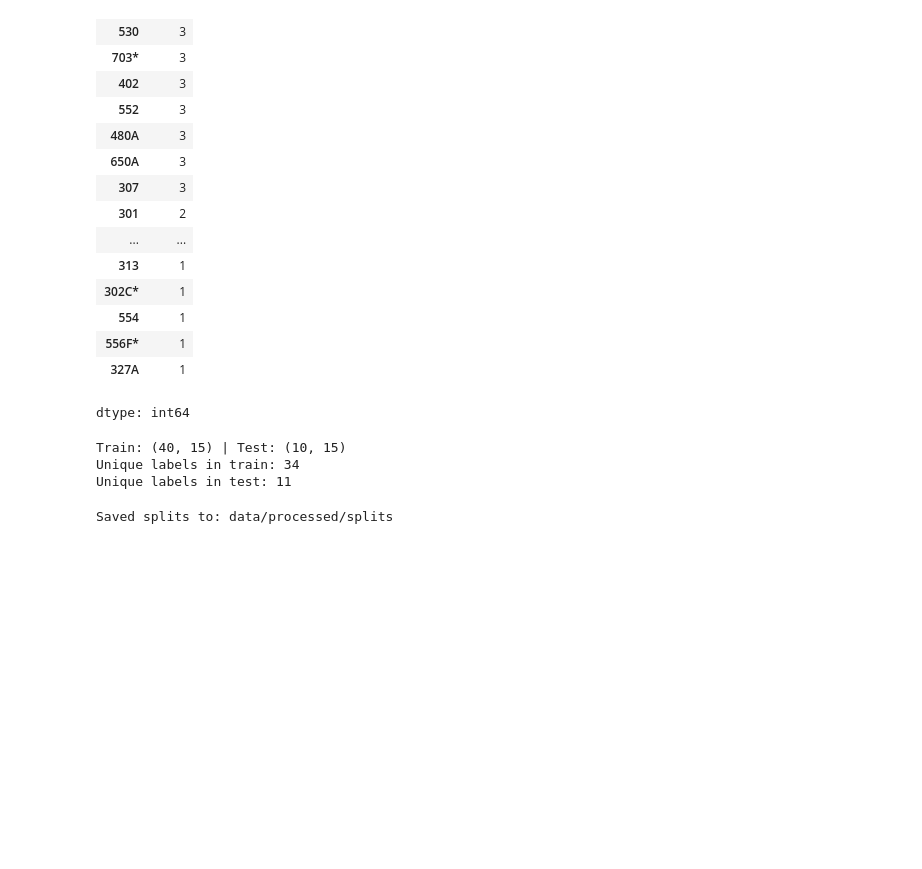
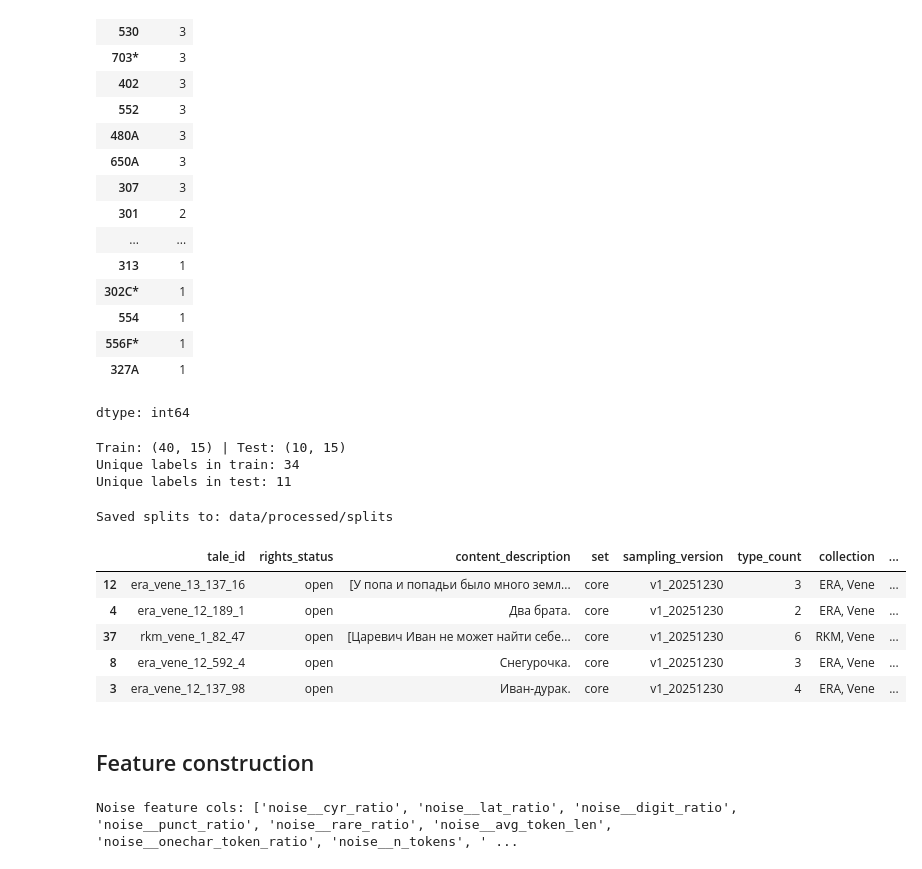
Before and after one commit to eugeniavd/magic_tagger, a Jupyter notebook: notebooks/06_classificator_training.ipynb, the cells around one changed output. Cells and saved outputs as stored; diff of their text form; code cells hidden in the pictures; blank space fills up the shorter version.

```diff
--- a/notebooks/06_classificator_training.ipynb
+++ b/notebooks/06_classificator_training.ipynb
@@ -106,3 +111,72 @@ test_df.to_csv(out_dir / "test.csv", index=False, encoding="utf-8")
 print("Saved splits to:", out_dir)
 # %% [output]
 Saved splits to: data/processed/splits
+# %%
+train_df.head(5)
+# %% [output]
+|  | tale_id | rights_status | content_description | set | sampling_version | type_count | collection | ... |
+| 12 | era_vene_13_137_16 | open | [У попа и попадьи было много земл... | core | v1_20251230 | 3 | ERA, Vene | ... |
+| 4 | era_vene_12_189_1 | open | Два брата. | core | v1_20251230 | 2 | ERA, Vene | ... |
+| 37 | rkm_vene_1_82_47 | open | [Царевич Иван не может найти себе... | core | v1_20251230 | 6 | RKM, Vene | ... |
+| 8 | era_vene_12_592_4 | open | Снегурочка. | core | v1_20251230 | 3 | ERA, Vene | ... |
+| 3 | era_vene_12_137_98 | open | Иван-дурак. | core | v1_20251230 | 4 | ERA, Vene | ... |
+# %% [markdown]
+## Feature construction
+# %%
+# --- noise features (per-document) ---
+RE_CYR = re.compile(r"[\u0400-\u04FF]")
+RE_LAT = re.compile(r"[A-Za-z]")
+RE_DIG = re.compile(r"\d")
+RE_PUNCT = re.compile(r"[^\w\s]", flags=re.UNICODE)
+RE_RARE = re.compile(r"[^\u0400-\u04FFA-Za-z0-9\s\.\,\!\?\:\;\-\—\(\)\"\'«»…]", flags=re.UNICODE)
+
+def tokenize_simple(s: str):
+    return [t for t in re.split(r"\s+", s.strip()) if t]
+
+def compute_noise_features(text: str) -> dict:
+    text = "" if pd.isna(text) else str(text)
+    n = len(text)
+    if n == 0:
+        return dict(
+            cyr_ratio=0.0, lat_ratio=0.0, digit_ratio=0.0, punct_ratio=0.0, rare_ratio=0.0,
+            avg_token_len=0.0, onechar_token_ratio=0.0, n_tokens=0, n_chars=0
+        )
+
+    cyr = len(RE_CYR.findall(text))
+    lat = len(RE_LAT.findall(text))
+    dig = len(RE_DIG.findall(text))
+    punct = len(RE_PUNCT.findall(text))
+    rare = len(RE_RARE.findall(text))
+
+    toks = tokenize_simple(text)
+    tok_lens = [len(t) for t in toks] if toks else []
+    avg_tok_len = float(np.mean(tok_lens)) if tok_lens else 0.0
+    onechar_ratio = float(np.mean([1 if len(t) == 1 else 0 for t in toks])) if toks else 0.0
+
+    return dict(
+        cyr_ratio=cyr / n,
+        lat_ratio=lat / n,
+        digit_ratio=dig / n,
+        punct_ratio=punct / n,
+        rare_ratio=rare / n,
+        avg_token_len=avg_tok_len,
+        onechar_token_ratio=onechar_ratio,
+        n_tokens=len(toks),
+        n_chars=n
+    )
+
+NUM_SRC_COL = "text_norm"  # считаем метрики по основному входу модели (рекомендуется)
+
+def add_noise_cols(df_in: pd.DataFrame, src_col: str) -> pd.DataFrame:
+    df_out = df_in.copy()
+    feats = df_out[src_col].apply(compute_noise_features).apply(pd.Series)
+    feats = feats.add_prefix("noise__")
+    return pd.concat([df_out.reset_index(drop=True), feats.reset_index(drop=True)], axis=1)
+
+train_df = add_noise_cols(train_df, NUM_SRC_COL)
+test_df = add_noise_cols(test_df, NUM_SRC_COL)
+
+noise_cols = [c for c in train_df.columns if c.startswith("noise__")]
+print("Noise feature cols:", noise_cols)
+# %% [output]
+Noise feature cols: ['noise__cyr_ratio', 'noise__lat_ratio', 'noise__digit_ratio', 'noise__punct_ratio', 'noise__rare_ratio', 'noise__avg_token_len', 'noise__onechar_token_ratio', 'noise__n_tokens', ' ...
```
Also changed, not shown: parts of 41 cells of this notebook.
